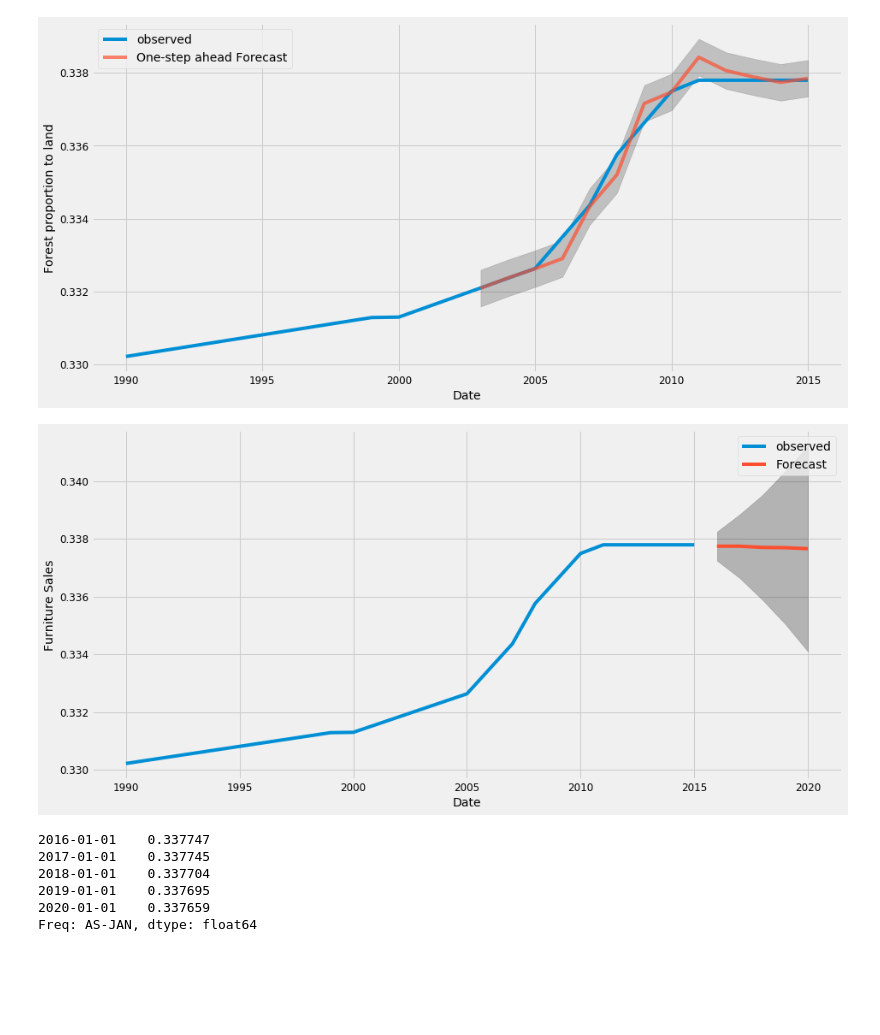
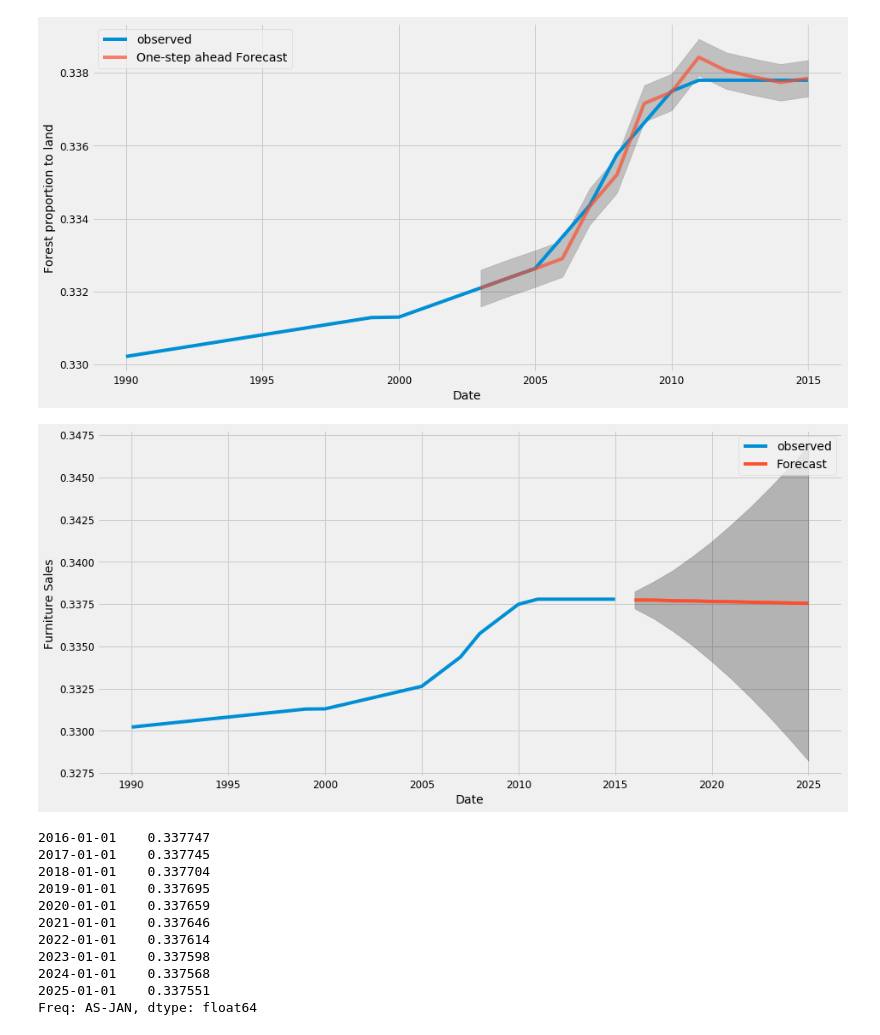
Before and after one commit to deforestation-dashboard/build_deforestationDash_DS1, a Jupyter notebook: Deforestation_model_Josh.ipynb, the cells around one changed output. Drawn from its saved outputs; the diff is of its cells as text; code cells hidden in the pictures; blank space fills up the shorter version.

```diff
--- a/Deforestation_model_Josh.ipynb
+++ b/Deforestation_model_Josh.ipynb
@@ -110,21 +110,21 @@ plt.close()
 # %% [output]
 [figure]
 # %%
-pred_uc = results.get_forecast(steps=5)
+pred_uc = results.get_forecast(steps=10)
 pred_ci = pred_uc.conf_int()
 
 ax = df_final['forest_propotion_to_land']['United States']["1990-01-01":"2021-01-01"].plot(label='observed', figsize=(14, 7))
 pred_uc.predicted_mean.plot(ax=ax, label='Forecast')
 ax.fill_between(pred_ci.index,
                 pred_ci.iloc[:, 0],
                 pred_ci.iloc[:, 1], color='k', alpha=.25)
 ax.set_xlabel('Date')
 ax.set_ylabel('Furniture Sales')
 
 plt.legend()
 plt.show()
 # %% [output]
-[figure, old version]
+[figure, new version]
 # %%
 pred_uc.predicted_mean
 # %% [output]
@@ -133,4 +133,9 @@ pred_uc.predicted_mean
 2018-01-01    0.337704
 2019-01-01    0.337695
 2020-01-01    0.337659
+2021-01-01    0.337646
+2022-01-01    0.337614
+2023-01-01    0.337598
+2024-01-01    0.337568
+2025-01-01    0.337551
 Freq: AS-JAN, dtype: float64
```
Also changed, not shown: parts of 2 cells of this notebook.
